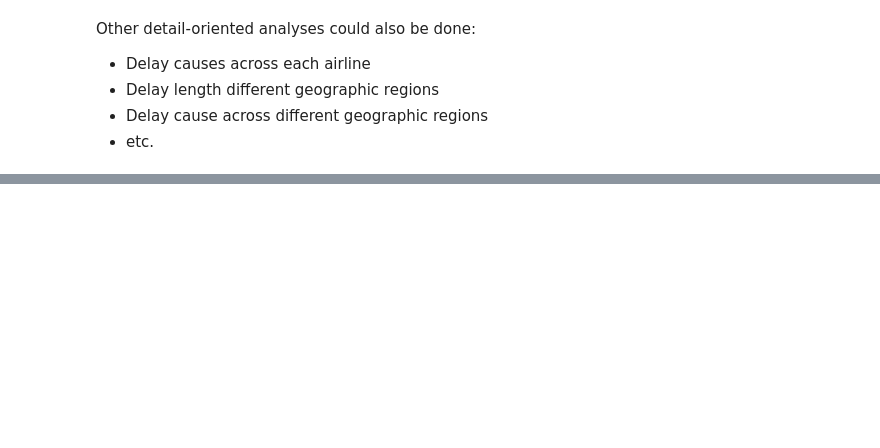
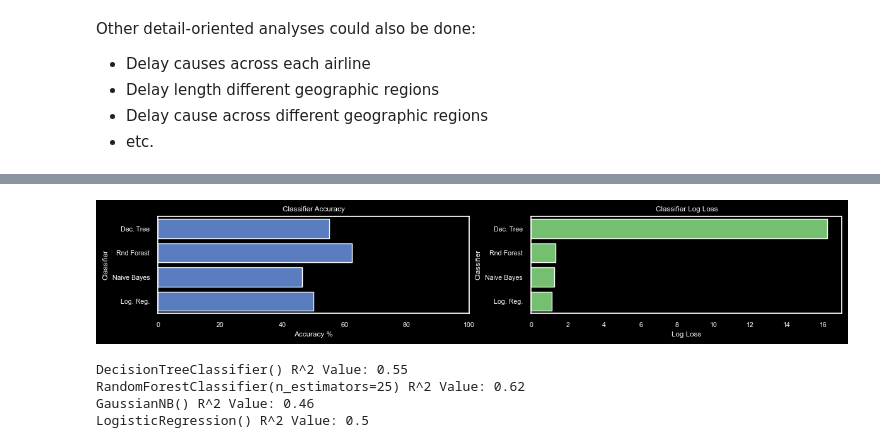
Before and after one commit to ajpung/AI-ML-projects, a Jupyter notebook: Notebooks/Flight Delays.ipynb, the cells around one changed output, grey strips where cells are left out. Saved outputs shown, nothing was run; the diff lists cells and outputs as text; code cells hidden in the pictures; blank space fills up the shorter version.

```diff
--- a/Notebooks/Flight Delays.ipynb
+++ b/Notebooks/Flight Delays.ipynb
@@ -552,17 +709,17 @@ print(after_clean.head())
 # %%
 # Generate correlation between numerical values and airline names
-delays = after_clean['MAX_DELAY'].unique()
+delays = rm_diverted['MAX_DELAY'].unique()
 indices = np.arange(len(delays))
 delay_key = zip(delays,indices)
 
 # Create unique labels for ML characterization
-uniqlbl = [x.split('_')[0] for x in after_clean['MAX_DELAY'].unique()]
+uniqlbl = [x.split('_')[0] for x in rm_diverted['MAX_DELAY'].unique()]
 
 for k in np.arange(len(delays)):
-    after_clean.loc[after_clean['MAX_DELAY'] == delays[k], 'MAX_DELAY'] = k
+    rm_diverted.loc[rm_diverted['MAX_DELAY'] == delays[k], 'MAX_DELAY'] = k
 
 # Remove any final NaN values from dataframe
-clean_noNA = after_clean.dropna()
+clean_noNA = rm_diverted.dropna()
 
 print("\nFinal dataset size:\n",clean_noNA.shape)
 print('\nNaN values in final array:\n',clean_noNA.isnull().values.any(),'\n')
@@ -705,0 +815,30 @@ plt.show()
+# %%
+# Image bar charts for Accuracy and Log Loss
+import seaborn as sns
+plt.figure(figsize=(14,2))
+plt.subplot(1,2,1)
+plt.style.use('dark_background')
+sns.set_color_codes("muted")
+sns.barplot(x='Accuracy', y='Classifier', data=log, color="b")
+plt.xlabel('Accuracy %')
+plt.xlim(0,100)
+plt.title('Classifier Accuracy')
+
+plt.subplot(1,2,2)
+sns.set_color_codes("muted")
+sns.barplot(x='Log Loss', y='Classifier', data=log, color="g")
+plt.xlabel('Log Loss')
+plt.title('Classifier Log Loss')
+plt.show()
+# %% [output]
+[figure, added]
+# %%
+for i, (key, classifier) in enumerate(classifiers.items()):
+    y_pred = classifier.fit(X_train, y_train).predict(X_test)
+    r2_reg_model_test = round(classifier.score(X_test, y_test),2)
+    print(classifier,"R^2 Value: {}".format(r2_reg_model_test))
+# %% [output]
+DecisionTreeClassifier() R^2 Value: 0.55
+RandomForestClassifier(n_estimators=25) R^2 Value: 0.62
+GaussianNB() R^2 Value: 0.46
+LogisticRegression() R^2 Value: 0.5
```
Also changed, not shown: parts of 57 cells of this notebook.
